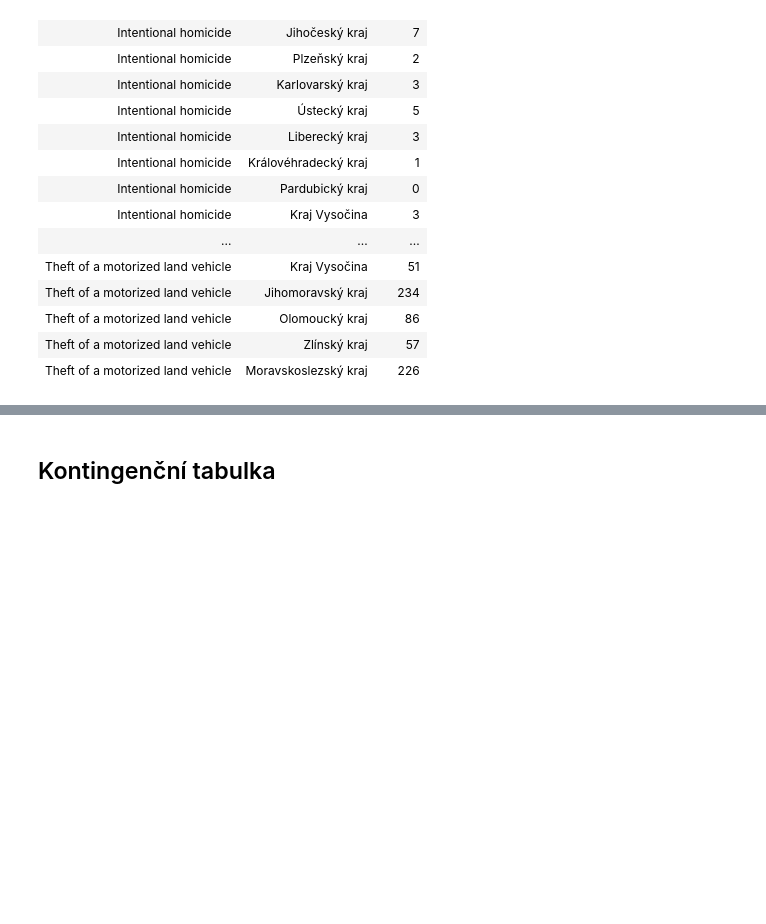
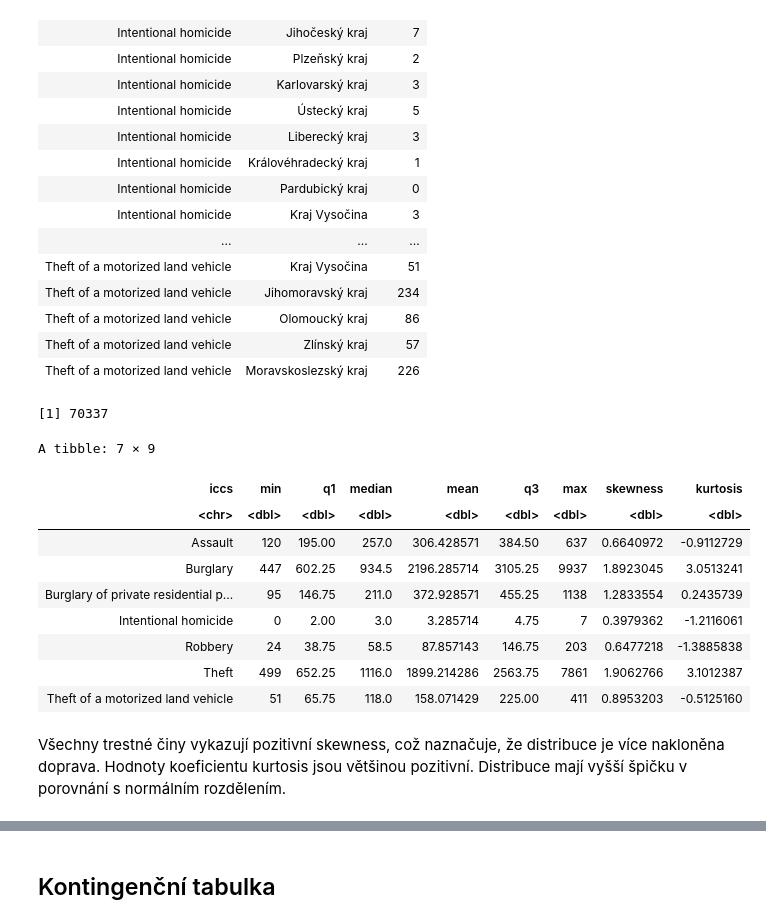
Before and after one commit to xsenyaaax/practicalStatistics, a Jupyter notebook: semestral-project.ipynb, the cells around one changed output, grey strips where cells are left out. Drawn from its saved outputs; the diff is of its cells as text; code cells hidden in the pictures; blank space fills up the shorter version.

```diff
--- a/semestral-project.ipynb
+++ b/semestral-project.ipynb
@@ -126,9 +123,40 @@ A tibble: 98 × 3
 | Theft of a motorized land vehicle | Olomoucký kraj | 86 |
 | Theft of a motorized land vehicle | Zlínský kraj | 57 |
 | Theft of a motorized land vehicle | Moravskoslezský kraj | 226 |
+# %%
+total_crimes <- sum(crime_sums_df$count)
+print(total_crimes)
+# %% [output]
+[1] 70337
 # %%
 # split into separate nuts3 tables
 region_tables <- split(czech_data, czech_data$geo)
+# %%
+crime_stats <- czech_data %>%
+  group_by(iccs) %>%
+  summarise(min = min(values),
+            q1 = quantile(values, 0.25),
+            median = median(values),
+            mean = mean(values),
+            q3 = quantile(values, 0.75),
+            max = max(values),
+            skewness = skewness(values),
+            kurtosis = kurtosis(values))
+crime_stats
+# %% [output]
+A tibble: 7 × 9
+| iccs | min | q1 | median | mean | q3 | max | skewness | kurtosis |
+| <chr> | <dbl> | <dbl> | <dbl> | <dbl> | <dbl> | <dbl> | <dbl> | <dbl> |
+| Assault | 120 | 195.00 | 257.0 | 306.428571 | 384.50 | 637 | 0.6640972 | -0.9112729 |
+| Burglary | 447 | 602.25 | 934.5 | 2196.285714 | 3105.25 | 9937 | 1.8923045 | 3.0513241 |
+| Burglary of private residential p... | 95 | 146.75 | 211.0 | 372.928571 | 455.25 | 1138 | 1.2833554 | 0.2435739 |
+| Intentional homicide | 0 | 2.00 | 3.0 | 3.285714 | 4.75 | 7 | 0.3979362 | -1.2116061 |
+| Robbery | 24 | 38.75 | 58.5 | 87.857143 | 146.75 | 203 | 0.6477218 | -1.3885838 |
+| Theft | 499 | 652.25 | 1116.0 | 1899.214286 | 2563.75 | 7861 | 1.9062766 | 3.1012387 |
+| Theft of a motorized land vehicle | 51 | 65.75 | 118.0 | 158.071429 | 225.00 | 411 | 0.8953203 | -0.5125160 |
+# %% [markdown]
+Všechny trestné činy vykazují pozitivní skewness, což naznačuje, že distribuce je více nakloněna doprava.
+Hodnoty koeficientu kurtosis jsou většinou pozitivní. Distribuce mají vyšší špičku v porovnání s normálním rozdělením.
 # %%
 # predefine table
 stats_table <- data.frame(
```
Also changed, not shown: parts of 13 cells of this notebook.
